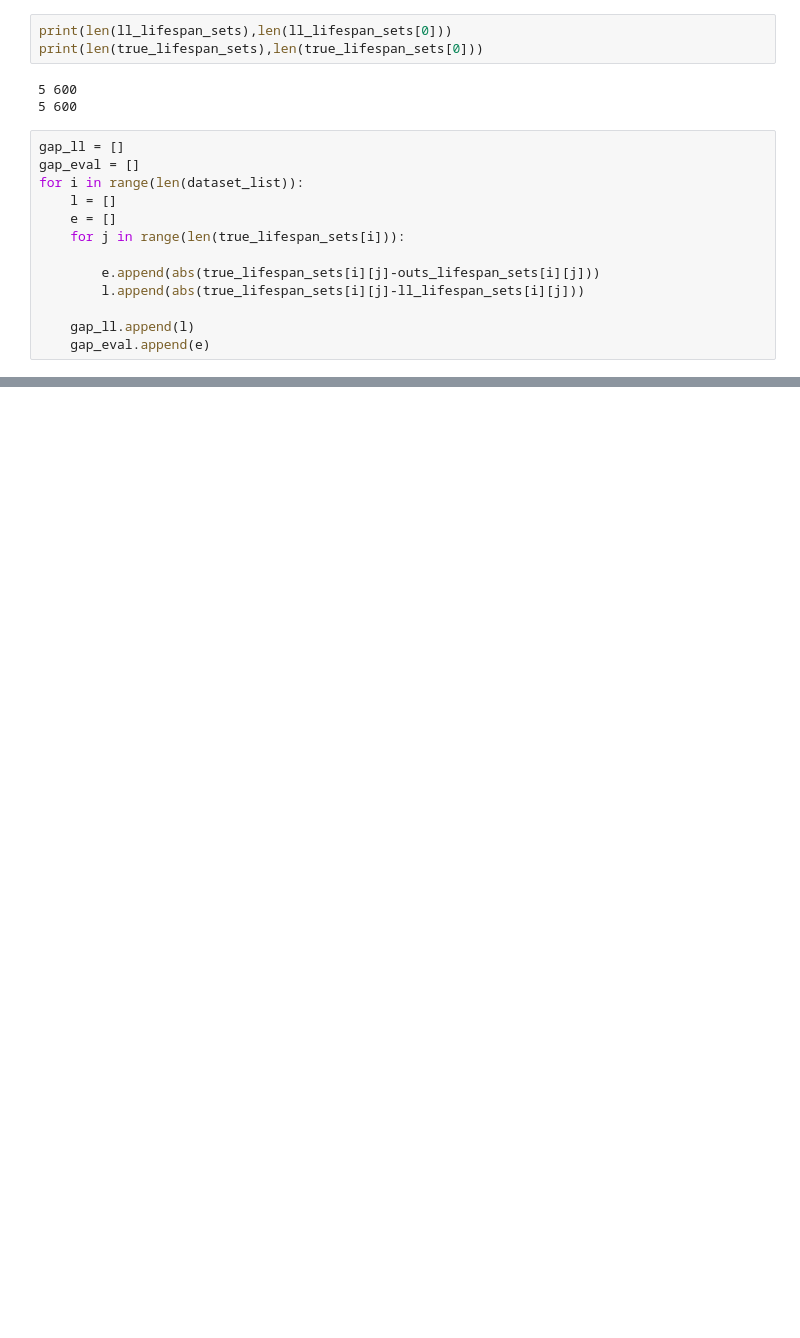
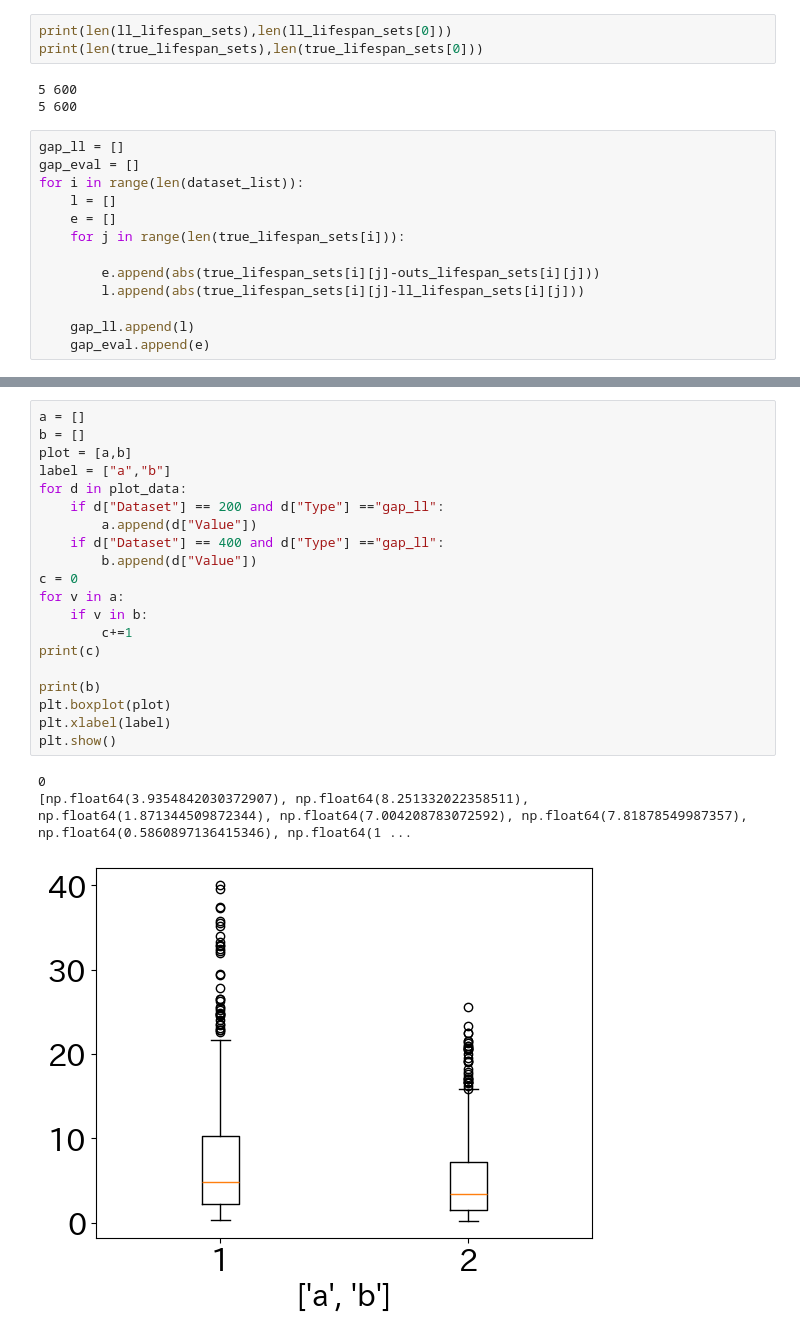
Before and after one commit to natsuki0720/CTMCxDeepSets_portfolio, a Jupyter notebook: notebooks/evaluate_mixed_model.ipynb, the cells around one changed output, grey strips where cells are left out. Saved outputs shown, nothing was run; the diff lists cells and outputs as text; blank space fills up the shorter version.

```diff
--- a/notebooks/evaluate_mixed_model.ipynb
+++ b/notebooks/evaluate_mixed_model.ipynb
@@ -360,3 +368,27 @@ plt.show()
+# %%
+a = []
+b = []
+plot = [a,b]
+label = ["a","b"]
+for d in plot_data:
+    if d["Dataset"] == 200 and d["Type"] =="gap_ll":
+        a.append(d["Value"])
+    if d["Dataset"] == 400 and d["Type"] =="gap_ll":
+        b.append(d["Value"])
+c = 0
+for v in a:
+    if v in b:
+        c+=1
+print(c)
+
+print(b)
+plt.boxplot(plot)
+plt.xlabel(label)
+plt.show()
+# %% [output]
+0
+[np.float64(3.9354842030372907), np.float64(8.251332022358511), np.float64(1.871344509872344), np.float64(7.004208783072592), np.float64(7.81878549987357), np.float64(0.5860897136415346), np.float64(1 ...
+[figure, added]
 # %%
 p95 = np.percentile(df["loss"], 95)
 
```
Also changed, not shown: parts of 9 cells of this notebook.
